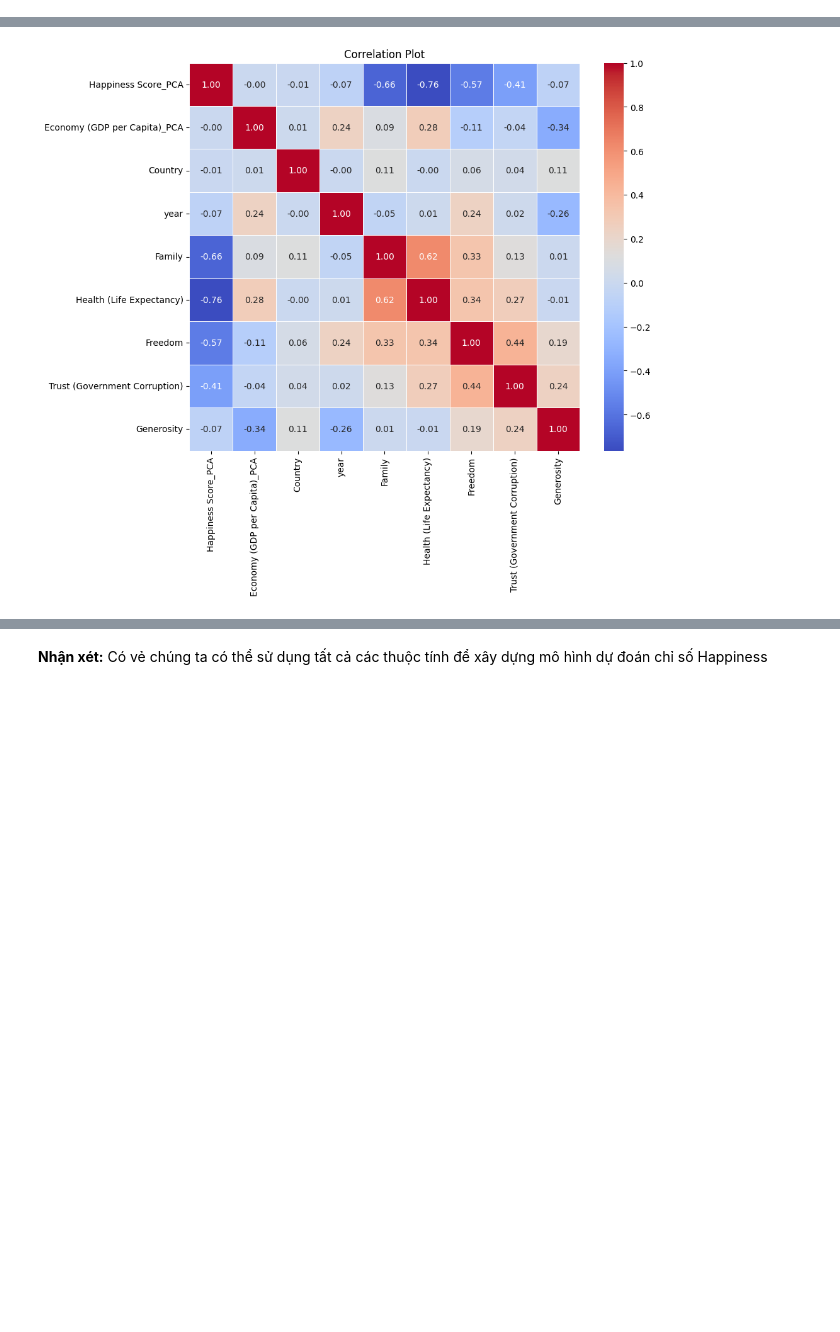
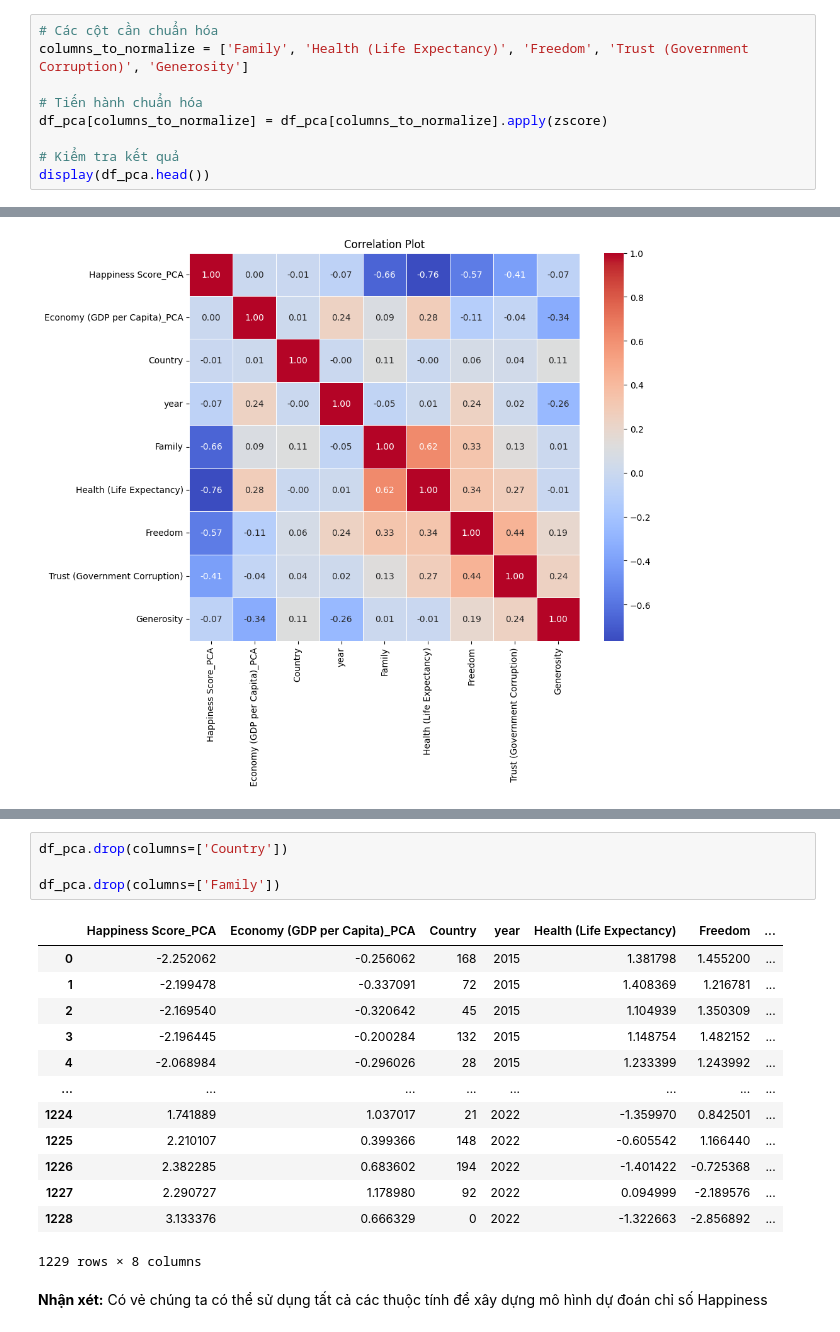
Before and after one commit to NgTrDung/DataMining_For_HappinessReport, a Jupyter notebook: Happiness_Report.ipynb, the cells around one changed output, grey strips where cells are left out. Cells and saved outputs as stored; diff of their text form; blank space fills up the shorter version.

```diff
--- a/Happiness_Report.ipynb
+++ b/Happiness_Report.ipynb
@@ -698,0 +716,9 @@ df_pca['Country'] = label_encoder.fit_transform(df_pca['Country'])
+# %%
+# Các cột cần chuẩn hóa
+columns_to_normalize = ['Family', 'Health (Life Expectancy)', 'Freedom', 'Trust (Government Corruption)', 'Generosity']
+
+# Tiến hành chuẩn hóa
+df_pca[columns_to_normalize] = df_pca[columns_to_normalize].apply(zscore)
+
+# Kiểm tra kết quả
+display(df_pca.head())
@@ -771,3 +784,21 @@ See the caveats in the documentation: https://pandas.pydata.org/pandas-docs/stab
+# %%
+df_pca.drop(columns=['Country'])
+
+df_pca.drop(columns=['Family'])
+# %% [output]
+|  | Happiness Score_PCA | Economy (GDP per Capita)_PCA | Country | year | Health (Life Expectancy) | Freedom | ... |
+| 0 | -2.252062 | -0.256062 | 168 | 2015 | 1.381798 | 1.455200 | ... |
+| 1 | -2.199478 | -0.337091 | 72 | 2015 | 1.408369 | 1.216781 | ... |
+| 2 | -2.169540 | -0.320642 | 45 | 2015 | 1.104939 | 1.350309 | ... |
+| 3 | -2.196445 | -0.200284 | 132 | 2015 | 1.148754 | 1.482152 | ... |
+| 4 | -2.068984 | -0.296026 | 28 | 2015 | 1.233399 | 1.243992 | ... |
+| ... | ... | ... | ... | ... | ... | ... | ... |
+| 1224 | 1.741889 | 1.037017 | 21 | 2022 | -1.359970 | 0.842501 | ... |
+| 1225 | 2.210107 | 0.399366 | 148 | 2022 | -0.605542 | 1.166440 | ... |
+| 1226 | 2.382285 | 0.683602 | 194 | 2022 | -1.401422 | -0.725368 | ... |
+| 1227 | 2.290727 | 1.178980 | 92 | 2022 | 0.094999 | -2.189576 | ... |
+| 1228 | 3.133376 | 0.666329 | 0 | 2022 | -1.322663 | -2.856892 | ... |
+1229 rows × 8 columns
 # %% [markdown]
 **Nhận xét:** Có vẻ chúng ta có thể sử dụng tất cả các thuộc tính để xây dựng mô hình dự đoán chỉ số Happiness
 # %% [markdown]
```
Also changed, not shown: parts of 21 cells of this notebook, 2 other files.
